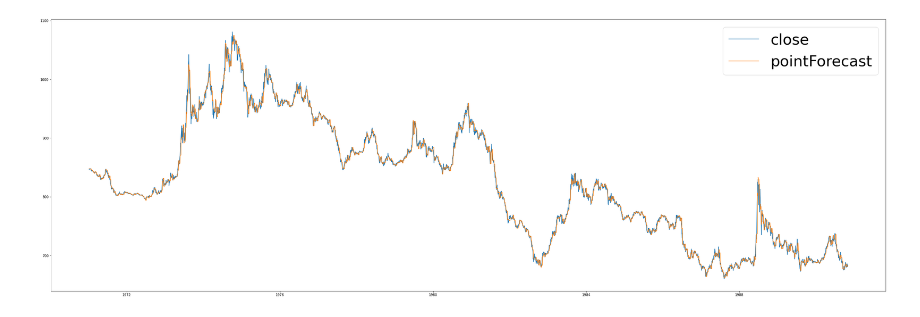
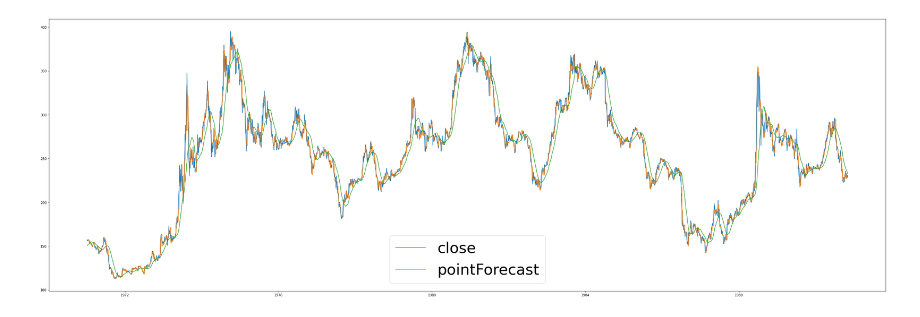
Before and after one commit to jamsyd/jamsydLibrary, a Jupyter notebook: exploratory_analysis/pnl_summary.ipynb, the cells around one changed output. Drawn from its saved outputs; the diff is of its cells as text; code cells hidden in the pictures.

```diff
--- a/exploratory_analysis/pnl_summary.ipynb
+++ b/exploratory_analysis/pnl_summary.ipynb
@@ -4,8 +4,9 @@ import pandas as pd
 
 import matplotlib.pyplot as plt
 # %%
-forecast_df = pd.read_csv(r'C:\Users\James Stanley\Documents\GitHub\backtest_utilities\Output\arma\commodities\corn\forecasts_corn_(1, 0)_True_5.csv',parse_dates=True,index_col='asofdate')
-pnl_df = pd.read_csv(r'C:\Users\James Stanley\Documents\GitHub\backtest_utilities\Output\arma\commodities\corn\pnl.csv',parse_dates=True,index_col='asofdate')
+forecast_df = pd.read_csv(r'C:\Users\James Stanley\Documents\GitHub\backtest_utilities\Output\arma\commodities\corn\arma_ma\unadjusted\forecasts_corn_(1, 0)_True_5.csv',parse_dates=True,index_col='asofdate')
+pnl_df = pd.read_csv(r'C:\Users\James Stanley\Documents\GitHub\backtest_utilities\pnl_test.csv',parse_dates=True,index_col='asofdate')
+# pnl_df = pd.read_csv(r'C:\Users\James Stanley\Documents\GitHub\backtest_utilities\Output\arma\commodities\corn\arma_ma\unadjusted\pnl.csv',parse_dates=True,index_col='asofdate')
 # %%
 plt.figure(figsize=(45,15))
 
@@ -42,13 +88,14 @@ forecast_df
 # %%
 plt.figure(figsize=(45,15))
 
-plt.plot(forecast_df['close'])
-plt.plot(forecast_df['pointForecast'])
+plt.plot(forecast_df['close'][0:5000])
+plt.plot(forecast_df['pointForecast'][0:5000])
+plt.plot(forecast_df['MA_50'][0:5000])
 
 plt.legend(['close','pointForecast'],fontsize=45)
 
 plt.savefig(r'pnl.jpg')
 
 plt.show()
 # %% [output]
-[figure, old version]
+[figure, new version]
```
Also changed, not shown: parts of 12 cells of this notebook, 39 other files.
